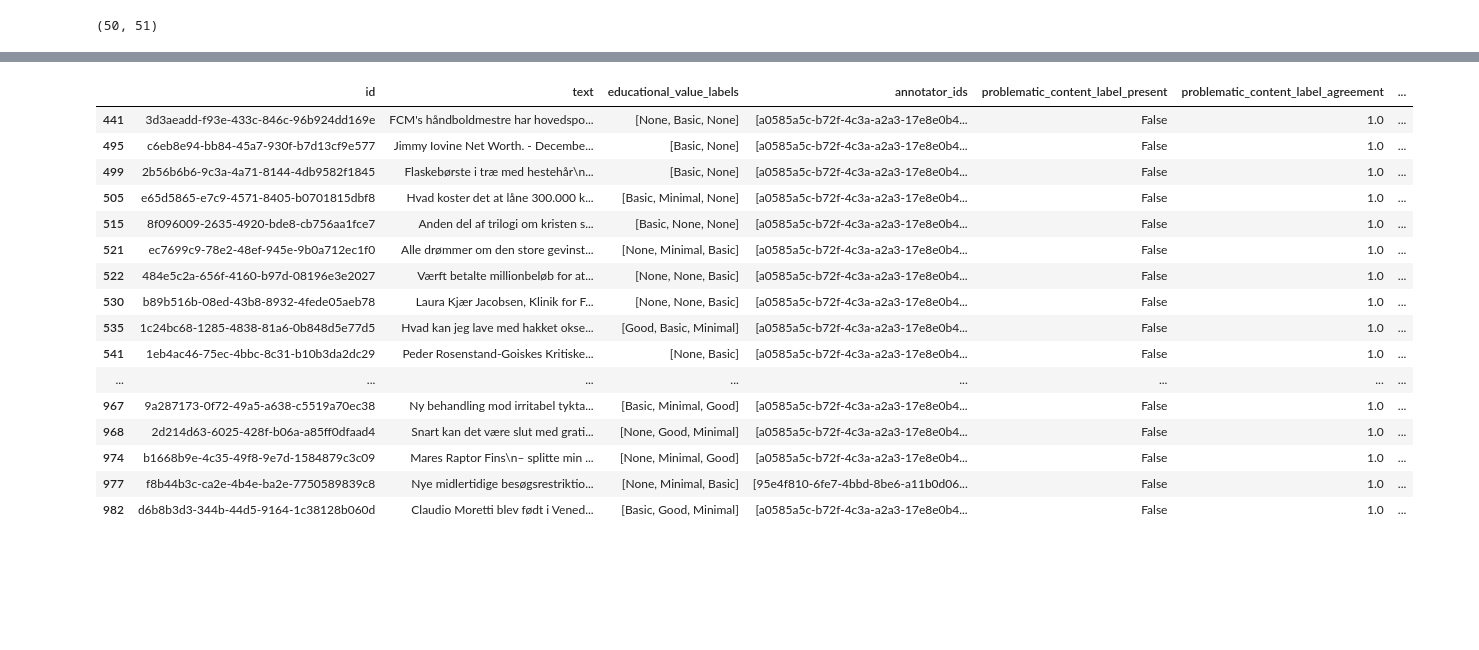
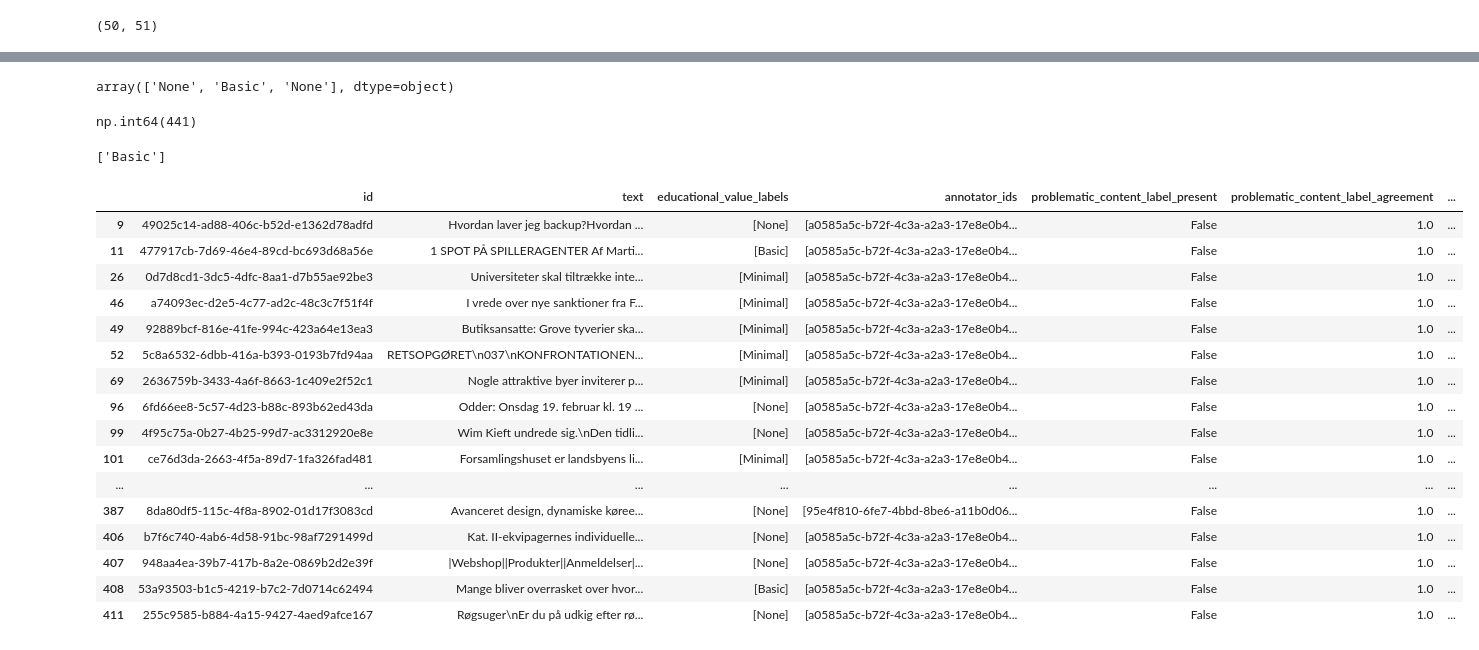
Before and after one commit to Shadoughcake/Enhancing-Multilingual-AI-Analyzing-and-Modeling-Educational-Content-with-the-FineWeb-C, a Jupyter notebook: dataset_interpret.ipynb, the cells around one changed output, grey strips where cells are left out. Drawn from its saved outputs; the diff is of its cells as text; code cells hidden in the pictures; blank space fills up the shorter version.

```diff
--- a/dataset_interpret.ipynb
+++ b/dataset_interpret.ipynb
@@ -86,8 +86,8 @@ len(hd_df)
 # %% [output]
 101
 # %%
-aleks_df = hd_df.head(50)
-william_df = hd_df.tail(51)
+aleks_df = hd_df.head(50).copy()
+william_df = hd_df.tail(51).copy()
 len(aleks_df), len(william_df)
 # %% [output]
 (50, 51)
@@ -113,20 +94,43 @@ len(aleks_df), len(william_df)
+# %%
+new_aleks = pd.DataFrame()
+# %%
+indx = 50
+display(aleks_df.iloc[indx]["educational_value_labels"])
+aleks_df.iloc[indx]["text"]
 # %%
-william_df
+label_index = 0
+
+labels = ["None", "Minimal", "Basic", "Good", "Excellent"]
+display(aleks_df.iloc[indx]["educational_value_labels"])
+
+new_aleks = pd.concat([new_aleks, aleks_df.iloc[[indx]]], ignore_index=False)
+loc_n = new_aleks.index[indx]
+display(loc_n)
+new_aleks.loc[loc_n, "educational_value_labels"] = [labels[label_index]]
 # %% [output]
-|  | id | text | educational_value_labels | annotator_ids | problematic_content_label_present | problematic_content_label_agreement | ... |
-| 441 | 3d3aeadd-f93e-433c-846c-96b924dd169e | FCM's håndboldmestre har hovedspo... | [None, Basic, None] | [a0585a5c-b72f-4c3a-a2a3-17e8e0b4... | False | 1.0 | ... |
-| 495 | c6eb8e94-bb84-45a7-930f-b7d13cf9e577 | Jimmy Iovine Net Worth. - Decembe... | [Basic, None] | [a0585a5c-b72f-4c3a-a2a3-17e8e0b4... | False | 1.0 | ... |
-| 499 | 2b56b6b6-9c3a-4a71-8144-4db9582f1845 | Flaskebørste i træ med hestehår\n... | [Basic, None] | [a0585a5c-b72f-4c3a-a2a3-17e8e0b4... | False | 1.0 | ... |
-| 505 | e65d5865-e7c9-4571-8405-b0701815dbf8 | Hvad koster det at låne 300.000 k... | [Basic, Minimal, None] | [a0585a5c-b72f-4c3a-a2a3-17e8e0b4... | False | 1.0 | ... |
-| 515 | 8f096009-2635-4920-bde8-cb756aa1fce7 | Anden del af trilogi om kristen s... | [Basic, None, None] | [a0585a5c-b72f-4c3a-a2a3-17e8e0b4... | False | 1.0 | ... |
-| 521 | ec7699c9-78e2-48ef-945e-9b0a712ec1f0 | Alle drømmer om den store gevinst... | [None, Minimal, Basic] | [a0585a5c-b72f-4c3a-a2a3-17e8e0b4... | False | 1.0 | ... |
-| 522 | 484e5c2a-656f-4160-b97d-08196e3e2027 | Værft betalte millionbeløb for at... | [None, None, Basic] | [a0585a5c-b72f-4c3a-a2a3-17e8e0b4... | False | 1.0 | ... |
-| 530 | b89b516b-08ed-43b8-8932-4fede05aeb78 | Laura Kjær Jacobsen, Klinik for F... | [None, None, Basic] | [a0585a5c-b72f-4c3a-a2a3-17e8e0b4... | False | 1.0 | ... |
-| 535 | 1c24bc68-1285-4838-81a6-0b848d5e77d5 | Hvad kan jeg lave med hakket okse... | [Good, Basic, Minimal] | [a0585a5c-b72f-4c3a-a2a3-17e8e0b4... | False | 1.0 | ... |
-| 541 | 1eb4ac46-75ec-4bbc-8c31-b10b3da2dc29 | Peder Rosenstand-Goiskes Kritiske... | [None, Basic] | [a0585a5c-b72f-4c3a-a2a3-17e8e0b4... | False | 1.0 | ... |
-| ... | ... | ... | ... | ... | ... | ... | ... |
-| 967 | 9a287173-0f72-49a5-a638-c5519a70ec38 | Ny behandling mod irritabel tykta... | [Basic, Minimal, Good] | [a0585a5c-b72f-4c3a-a2a3-17e8e0b4... | False | 1.0 | ... |
-| 968 | 2d214d63-6025-428f-b06a-a85ff0dfaad4 | Snart kan det være slut med grati... | [None, Good, Minimal] | [a0585a5c-b72f-4c3a-a2a3-17e8e0b4... | False | 1.0 | ... |
-| 974 | b1668b9e-4c35-49f8-9e7d-1584879c3c09 | Mares Raptor Fins\n– splitte min ... | [None, Minimal, Good] | [a0585a5c-b72f-4c3a-a2a3-17e8e0b4... | False | 1.0 | ... |
-| 977 | f8b44b3c-ca2e-4b4e-ba2e-7750589839c8 | Nye midlertidige besøgsrestriktio... | [None, Minimal, Basic] | [95e4f810-6fe7-4bbd-8be6-a11b0d06... | False | 1.0 | ... |
-| 982 | d6b8b3d3-344b-44d5-9164-1c38128b060d | Claudio Moretti blev født i Vened... | [Basic, Good, Minimal] | [a0585a5c-b72f-4c3a-a2a3-17e8e0b4... | False | 1.0 | ... |
+array(['None', 'Basic', 'None'], dtype=object)
+np.int64(441)
+# %%
+new_aleks.iloc[indx]["educational_value_labels"]
+# %% [output]
+['Basic']
+# %%
+new_aleks
+# %% [output]
+|  | id | text | educational_value_labels | annotator_ids | problematic_content_label_present | problematic_content_label_agreement | ... |
+| 9 | 49025c14-ad88-406c-b52d-e1362d78adfd | Hvordan laver jeg backup?Hvordan ... | [None] | [a0585a5c-b72f-4c3a-a2a3-17e8e0b4... | False | 1.0 | ... |
+| 11 | 477917cb-7d69-46e4-89cd-bc693d68a56e | 1 SPOT PÅ SPILLERAGENTER Af Marti... | [Basic] | [a0585a5c-b72f-4c3a-a2a3-17e8e0b4... | False | 1.0 | ... |
+| 26 | 0d7d8cd1-3dc5-4dfc-8aa1-d7b55ae92be3 | Universiteter skal tiltrække inte... | [Minimal] | [a0585a5c-b72f-4c3a-a2a3-17e8e0b4... | False | 1.0 | ... |
+| 46 | a74093ec-d2e5-4c77-ad2c-48c3c7f51f4f | I vrede over nye sanktioner fra F... | [Minimal] | [a0585a5c-b72f-4c3a-a2a3-17e8e0b4... | False | 1.0 | ... |
+| 49 | 92889bcf-816e-41fe-994c-423a64e13ea3 | Butiksansatte: Grove tyverier ska... | [Minimal] | [a0585a5c-b72f-4c3a-a2a3-17e8e0b4... | False | 1.0 | ... |
+| 52 | 5c8a6532-6dbb-416a-b393-0193b7fd94aa | RETSOPGØRET\n037\nKONFRONTATIONEN... | [Minimal] | [a0585a5c-b72f-4c3a-a2a3-17e8e0b4... | False | 1.0 | ... |
+| 69 | 2636759b-3433-4a6f-8663-1c409e2f52c1 | Nogle attraktive byer inviterer p... | [Minimal] | [a0585a5c-b72f-4c3a-a2a3-17e8e0b4... | False | 1.0 | ... |
+| 96 | 6fd66ee8-5c57-4d23-b88c-893b62ed43da | Odder: Onsdag 19. februar kl. 19 ... | [None] | [a0585a5c-b72f-4c3a-a2a3-17e8e0b4... | False | 1.0 | ... |
+| 99 | 4f95c75a-0b27-4b25-99d7-ac3312920e8e | Wim Kieft undrede sig.\nDen tidli... | [None] | [a0585a5c-b72f-4c3a-a2a3-17e8e0b4... | False | 1.0 | ... |
+| 101 | ce76d3da-2663-4f5a-89d7-1fa326fad481 | Forsamlingshuset er landsbyens li... | [Minimal] | [a0585a5c-b72f-4c3a-a2a3-17e8e0b4... | False | 1.0 | ... |
+| ... | ... | ... | ... | ... | ... | ... | ... |
+| 387 | 8da80df5-115c-4f8a-8902-01d17f3083cd | Avanceret design, dynamiske køree... | [None] | [95e4f810-6fe7-4bbd-8be6-a11b0d06... | False | 1.0 | ... |
+| 406 | b7f6c740-4ab6-4d58-91bc-98af7291499d | Kat. II-ekvipagernes individuelle... | [None] | [a0585a5c-b72f-4c3a-a2a3-17e8e0b4... | False | 1.0 | ... |
+| 407 | 948aa4ea-39b7-417b-8a2e-0869b2d2e39f | |Webshop||Produkter||Anmeldelser|... | [None] | [a0585a5c-b72f-4c3a-a2a3-17e8e0b4... | False | 1.0 | ... |
+| 408 | 53a93503-b1c5-4219-b7c2-7d0714c62494 | Mange bliver overrasket over hvor... | [Basic] | [a0585a5c-b72f-4c3a-a2a3-17e8e0b4... | False | 1.0 | ... |
+| 411 | 255c9585-b884-4a15-9427-4aed9afce167 | Røgsuger\nEr du på udkig efter rø... | [None] | [a0585a5c-b72f-4c3a-a2a3-17e8e0b4... | False | 1.0 | ... |
```
Also changed, not shown: parts of 9 cells of this notebook, 2 other files.
